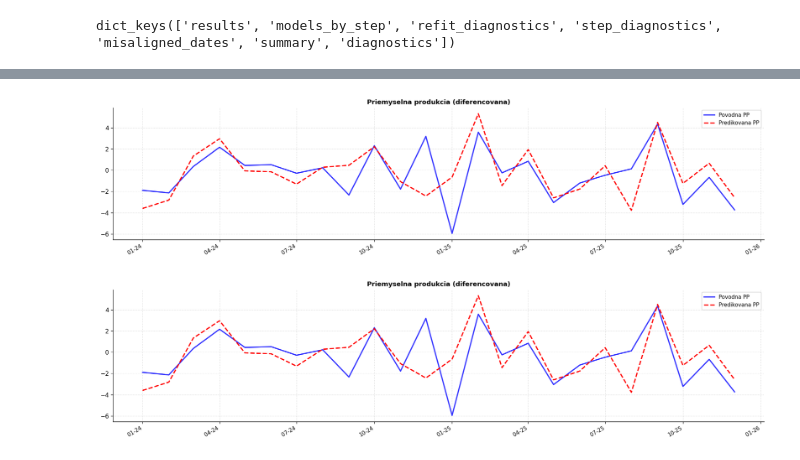
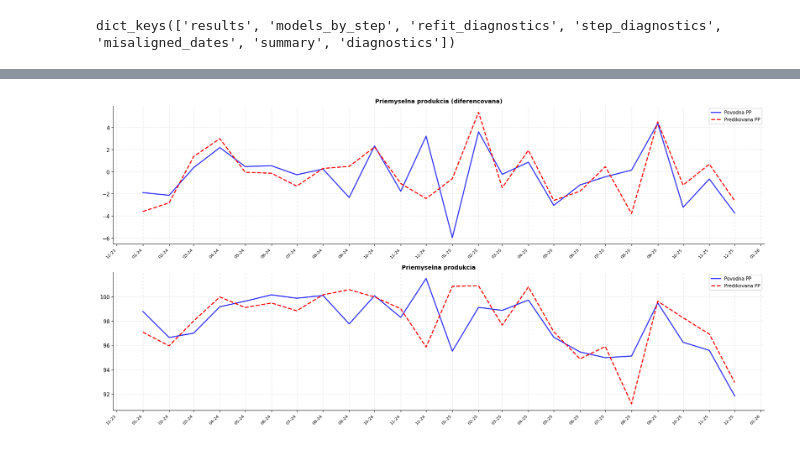
Before and after one commit to Adam24-7/Diplomovka_repo, a Jupyter notebook: models/ELASTIC_NET.ipynb, the cells around one changed output, grey strips where cells are left out. Saved outputs shown, nothing was run; the diff lists cells and outputs as text; code cells hidden in the pictures.

```diff
--- a/models/ELASTIC_NET.ipynb
+++ b/models/ELASTIC_NET.ipynb
@@ -154,17 +154,16 @@ Name: abs_coef, dtype: float64
 # %%
 Y_axis = [results_elnet["actual_diff"], results_elnet["predicted_diff"], results_elnet["actual_level"], results_elnet["predicted_level"]]
 X_axis = [results_elnet.index] * len(Y_axis)
 labels = ["Povodna PP", "Predikovana PP"] * len(Y_axis)
 titles = ["Priemyselna produkcia (diferencovana)", "Priemyselna produkcia"]
 colors = ["#0000FF", "#FF0000"] * len(Y_axis)
 linestyles = ["-","--"] * len(Y_axis)
 linewidths = [] * len(Y_axis)
 alphas = [0.8,1] * len(Y_axis)
-fig_size = [16,4]
-num_rows = 1
+fig_size = [18,9]
+num_rows = 2
 num_cols = 1
+
+_ = forecast_plot(X_axis,Y_axis,titles, labels, colors, linestyles, linewidths, alphas,fig_size, num_rows, num_cols)
+# %% [output]
+[figure, added]
-# %%
-forecast_plot(X_axis,Y_axis,titles, labels, colors, linestyles, linewidths, alphas,fig_size, num_rows, num_cols)
-# %% [output]
-[figure, removed]
-[figure, removed]
```
Also changed, not shown: parts of 4 cells of this notebook, 3 other files.
